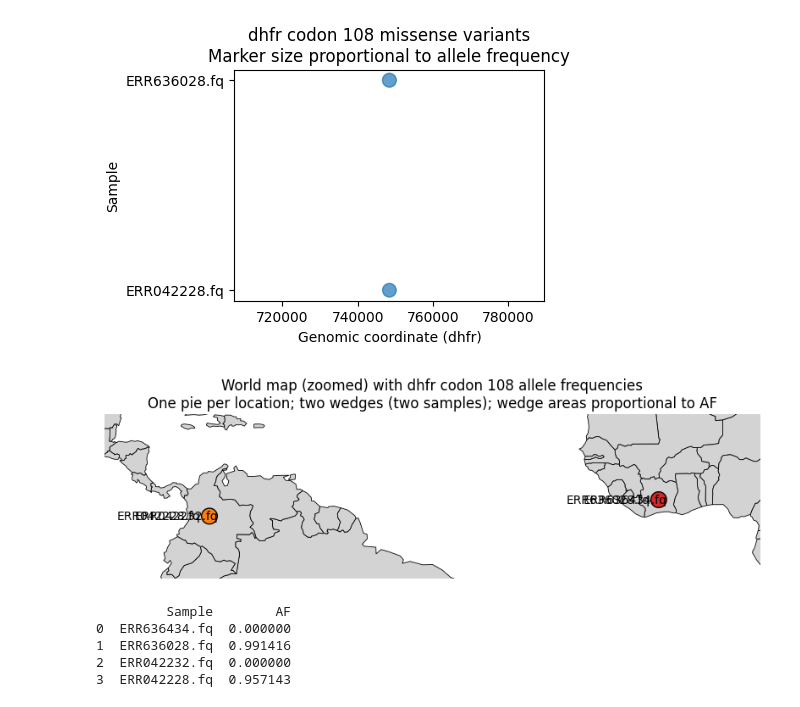
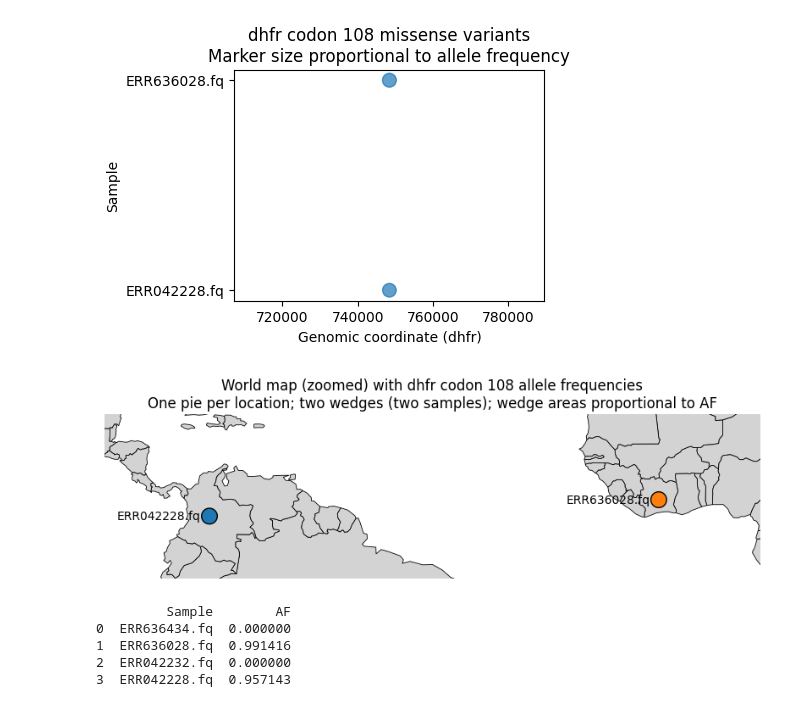
Before and after one commit to Ruisheng5039/bashing, a Jupyter notebook: Projects/Project 1.ipynb, the cells around one changed output. Saved outputs shown, nothing was run; the diff lists cells and outputs as text; code cells hidden in the pictures.

```diff
--- a/Projects/Project 1.ipynb
+++ b/Projects/Project 1.ipynb
@@ -127,6 +127,8 @@ expected_samples = pd.DataFrame({
 
 plot_df = expected_samples.merge(af_per_sample, on=["Location", "Sample"], how="left")
 plot_df["AF"] = plot_df["AF"].fillna(0.0)
+plot_df = plot_df[plot_df["AF"] > 0] # Remove the samples where AF = 0
+
 
 # World basemap
 world = gpd.read_file(
@@ -147,34 +149,34 @@ fixed_radius = 1.2  # fixed size to avoid double-encoding AF
 for location, group in plot_df.groupby("Location"):
     lon, lat = country_coords[location]
 
     sizes = group["AF"].to_numpy()        # two values: AF from the two samples
     labels = group["Sample"].to_numpy()     # two labels: sample IDs
 
     ax.pie(
         sizes,
         center=(lon, lat),
         radius=fixed_radius,
         labels=labels,
         labeldistance=1.1,
         wedgeprops=dict(edgecolor="black")
     )
 
 # Set the zoom AFTER plotting pies
 ax.set_xlim(-90, 10)
 ax.set_ylim(-5, 20)
 ax.set_aspect("equal", adjustable="box")
 
 ax.set_title(
     "World map (zoomed) with dhfr codon 108 allele frequencies\n"
     "One pie per location; two wedges (two samples); wedge areas proportional to AF"
 )
 
 ax.set_axis_off()
 plt.show()
 
 # There are no missense variants at amino acid position 108 of the dhfr gene in ERR636434.fq and ERR042232.fq.
 # %% [output]
-[figure, old version]
+[figure, new version]
 # %%
 # %% [output]
          Sample        AF
```
